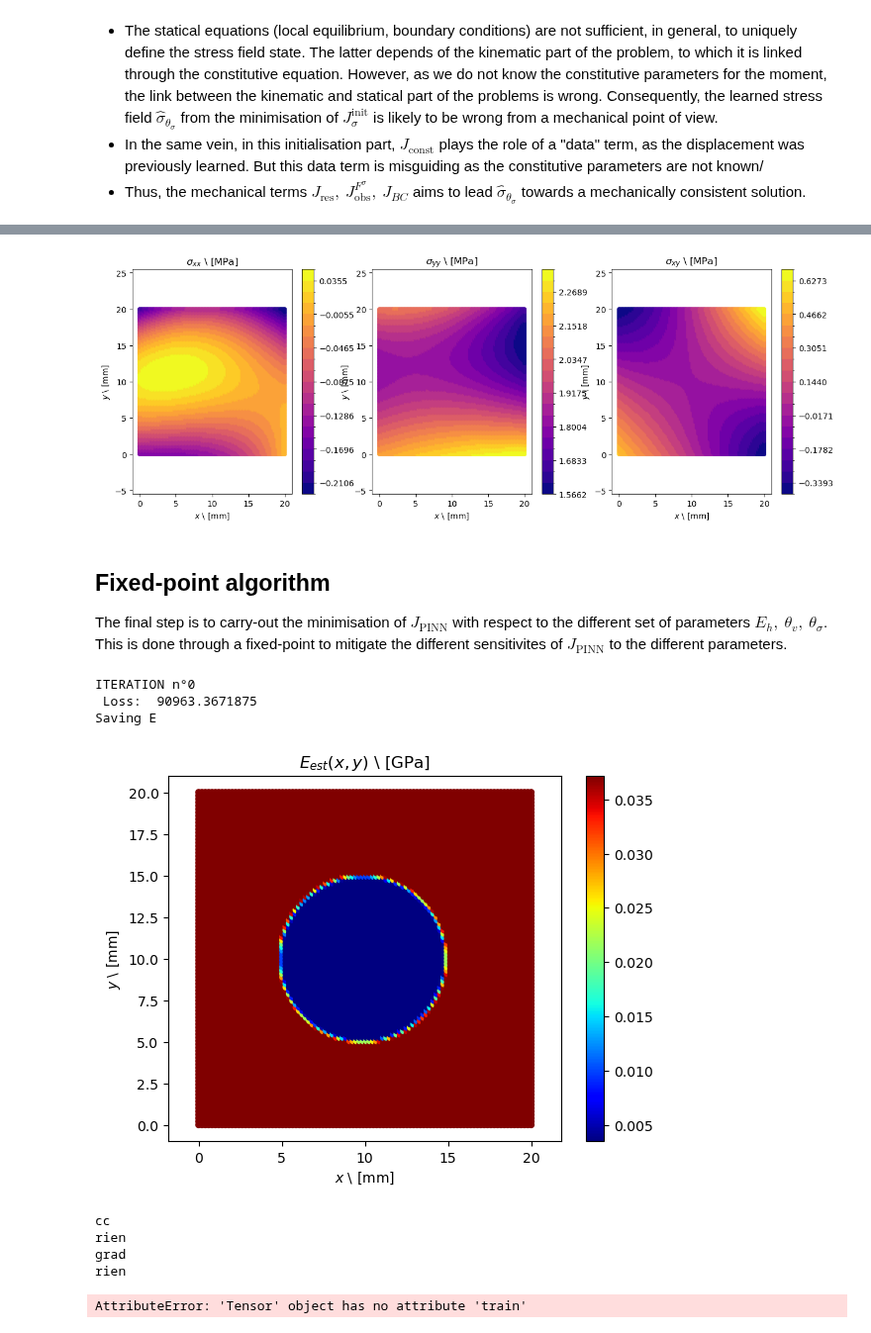
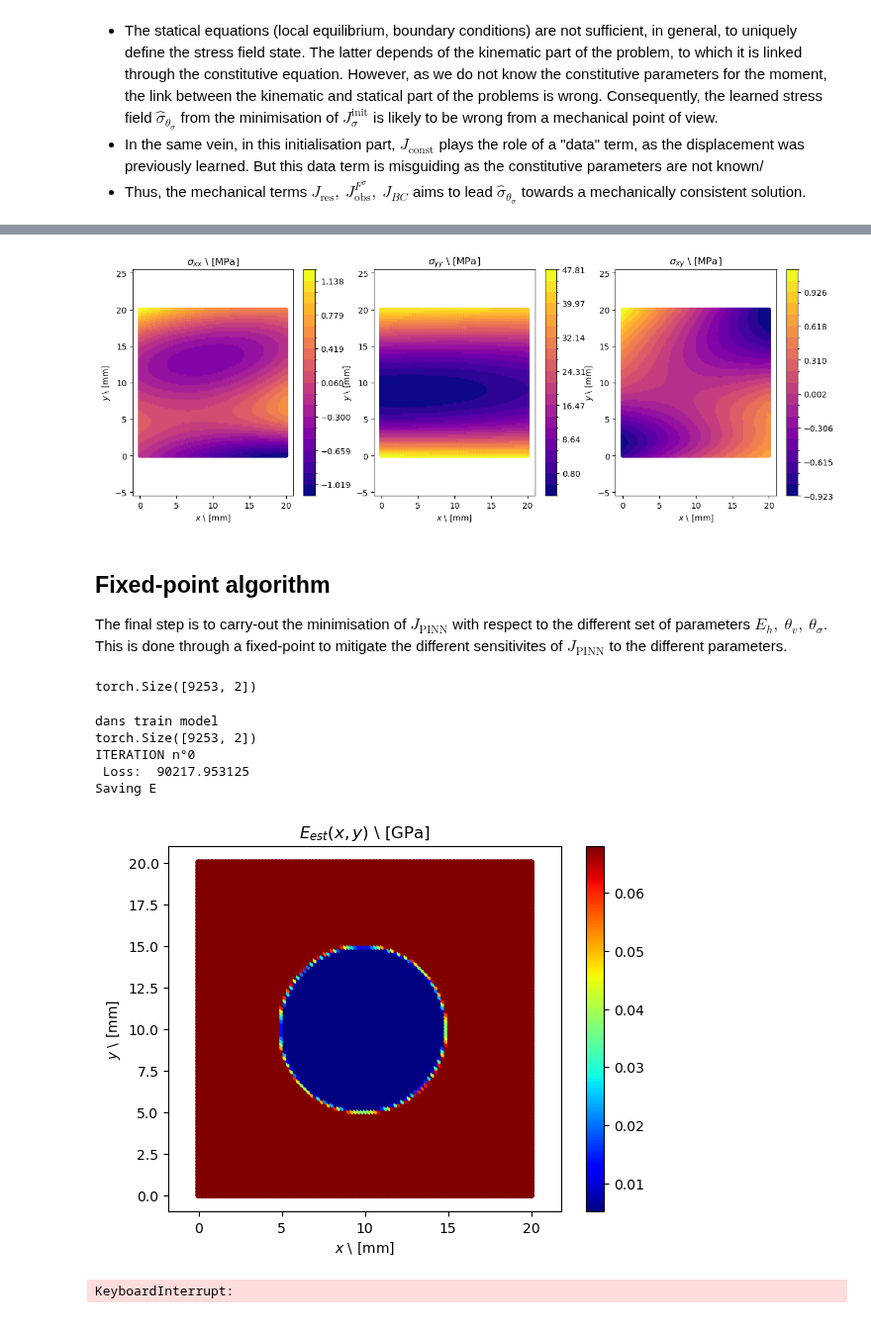
Before and after one commit to ElsaEhr/projet_PINN, a Jupyter notebook: main.ipynb, the cells around one changed output, grey strips where cells are left out. Shown at 99% size. Cells and saved outputs as stored; diff of their text form; code cells hidden in the pictures.

```diff
--- a/main.ipynb
+++ b/main.ipynb
@@ -44,9 +44,9 @@ ratio_x = length / nb_px_col
 ratio_y = heigth / nb_px_row
 
 # Inputs of the simulation
-coloc_inputs  = Inputs(device, N_coloc = [20,20], N_coloc_bc=[100, 100, 100, 100], nbr_hlines=200, #peu de pts aux boundaries
+coloc_inputs  = Inputs(device, N_coloc = [50,50], N_coloc_bc=[100, 100, 100, 100], nbr_hlines=50, #peu de pts aux boundaries
                   variable_boundaries=[[0., length], [0., heigth]],I0=I_0,It=I_t)
-obs_dci = Observations('solution_reference_lineaire_2GPa_1000N.txt', -1, stdu=0.0)
+obs_dci = Observations('solution_reference_cas_test.txt', -1, stdu=0.0)
 
 n_E    = [200,200] # number of element, along x-axis and y-axis resp., of the mesh defining E_h
 
@@ -54,7 +54,7 @@ def Efunc(x): # ground-truth solution for the Young modulus E
     return 2000 - 1000 * x[:,1] / heigth
 
 # Initialisation of the metamodel
-metamodel = MetaModel(device, coloc_inputs, layers = [2, 50, 50, 50], layersE=[1,50,50],
+metamodel = MetaModel(device, coloc_inputs, layers = [2, 64, 64, 64], layersE=[1,64,64],
                        E_0 = 2000.*torch.ones(((n_E[0]+1)*(n_E[1]+1))), E_ref = 2000, E_interpolation='P1', n_E = n_E,
                       Fourier_features=False, sigma_FF_u=0, sigma_FF_sigma=0,
                       verbose=1,
@@ -206,7 +206,8 @@ dic_model = dic.DIC(I_0_torch, I_t_torch, train_set, [length, heigth])
 if retrain_DIC:
 
 
-    metamodel.pretrain_u_blur(coloc_inputs, I_0_torch,I_t_torch,train_set, [length, heigth], pre_train_iter = 550, lr=1e-4)
+    metamodel.pretrain_u_blur(coloc_inputs, I_0_torch,I_t_torch,train_set, [length, heigth], pre_train_iter = 550, lr=1e-4,lambdas={'res': 0, 'obs': 1, 'obs_F': 0,
+                        'BC': 0, 'lines': 0, 'constitutive': 0,'obs_F_DIC':0.})
 
     # Save results
     torch.save(metamodel.model_u, 'model_u_after_DIC.pth')
@@ -463,7 +492,7 @@ Several key points must be noticed:
 # %%
 if retrain_sigma:
     metamodel.is_sigma_trained = True
-    metamodel.pretrain_sigma(coloc_inputs, dic_model, pre_train_iter = 100, lambdas={'res' : 0.01, 'obs_F':0, 'BC':1., 'lines':1.,'obs_F_sigma':1, 'constitutive':1})
+    metamodel.pretrain_sigma(coloc_inputs, dic_model, pre_train_iter = 500, lambdas={'res' : 0.01, 'obs_F':0, 'BC':10., 'lines':1.,'obs_F_sigma':1, 'constitutive':1})
 
     #Save results
     torch.save(metamodel.model_sigma, 'model_sigma_pretrained.pth')
@@ -494,27 +525,29 @@ plt.show()
 # %%
 display.display_sigma(metamodel, coloc_inputs, Fobs = 50)
 # %% [output]
-[figure, old version]
+[figure, new version]
 # %% [markdown]
 ## Fixed-point algorithm
 
 The final step is to carry-out the minimisation of $J_{\mathrm{PINN}}$ with respect to the different set of parameters $E_h,~\theta_{v},~\theta_{\sigma}$. This is done through a fixed-point to mitigate the different sensitivites of $J_{\mathrm{PINN}}$ to the different parameters.
+# %%
+print(coloc_inputs.train.shape)
+# %% [output]
+torch.Size([9253, 2])
 # %%
-metamodel.train_model(coloc_inputs, dic_model, alter_steps=10 ,
+metamodel.train_model(coloc_inputs, dic_model, alter_steps=500,
                     alter_freq=(10, 10, 10),
                     lambdas_identif_E = {'res' : 0, 'obs' : 0, 'obs_F_u':10, 'BC':0, 'obs_F_sigma':0, 'constitutive':1},
                     lambdas_update_sigma = {'res' : 0.001, 'obs' : 0, 'obs_F_u':0, 'BC':0.001, 'obs_F_sigma':0.1, 'constitutive':1},
                     lambdas_update_u = {'res' : 0, 'obs' : 0.1, 'obs_F_u':10, 'BC':0, 'obs_F_sigma':0, 'constitutive':1})
 # %% [output]
+dans train model
+torch.Size([9253, 2])
 ITERATION n°0
- Loss:  90963.3671875
+ Loss:  90217.953125
 Saving E
-[figure, old version]
+[figure, new version]
-cc
-rien
-grad
-rien
+KeyboardInterrupt:
-AttributeError: 'Tensor' object has no attribute 'train'
 # %%
 display.display_sigma(metamodel, coloc_inputs, 50.)
 display.display_epsilon(metamodel, coloc_inputs)
```
Also changed, not shown: parts of 11 cells of this notebook, 8 other files.
